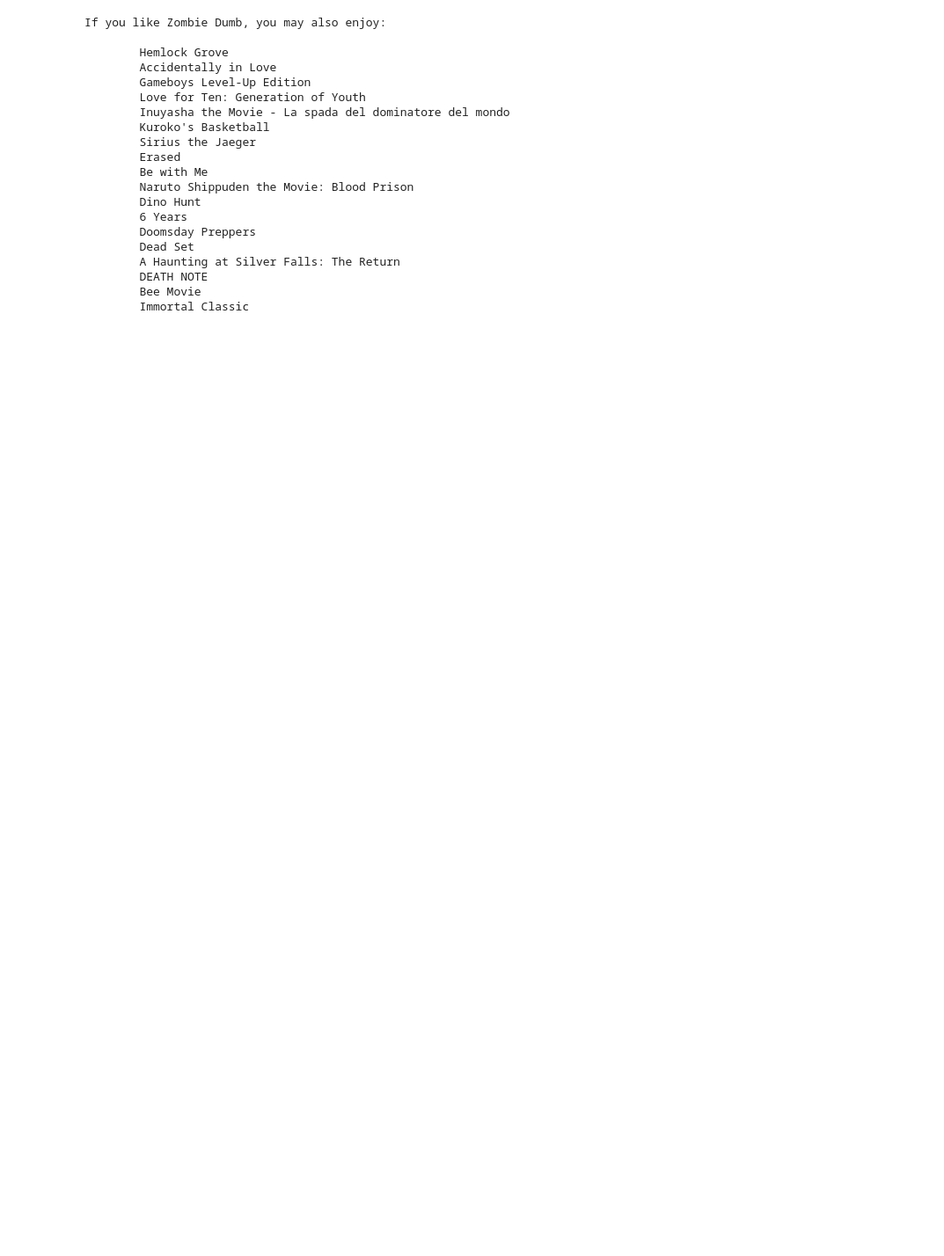
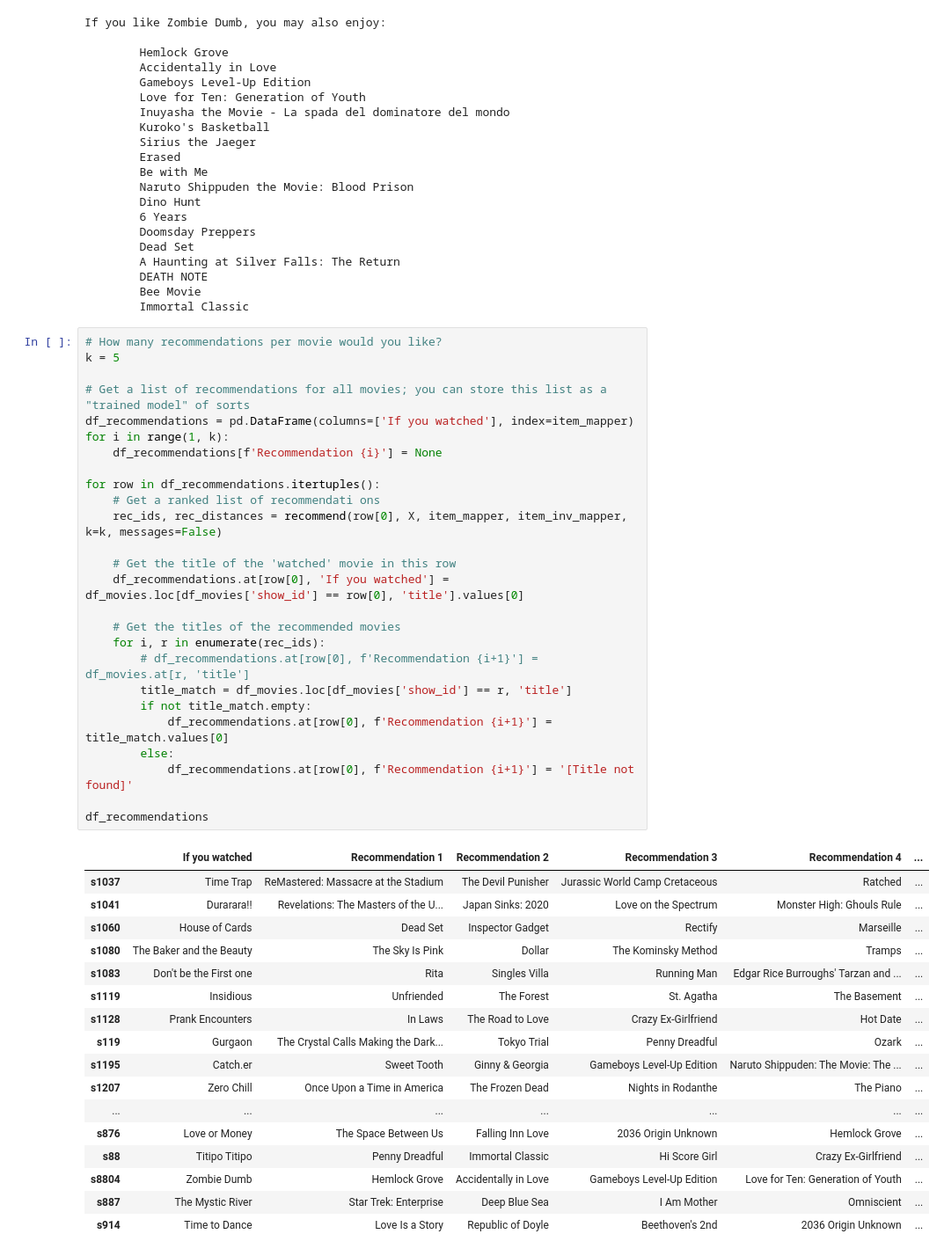
Before and after one commit to sand20man/Winter_Intex_1-10, a Jupyter notebook: ML_Pipeline.ipynb, the cells around one changed output. Shown at 88% size. Cells and saved outputs as stored; diff of their text form; blank space fills up the shorter version.

Commit message:
Pipeline recommendations

```diff
--- a/ML_Pipeline.ipynb
+++ b/ML_Pipeline.ipynb
@@ -659,3 +659,47 @@ If you like Zombie Dumb, you may also enjoy:
         DEATH NOTE
         Bee Movie
         Immortal Classic
+# %%
+# How many recommendations per movie would you like?
+k = 5
+
+# Get a list of recommendations for all movies; you can store this list as a "trained model" of sorts
+df_recommendations = pd.DataFrame(columns=['If you watched'], index=item_mapper)
+for i in range(1, k):
+    df_recommendations[f'Recommendation {i}'] = None
+
+for row in df_recommendations.itertuples():
+    # Get a ranked list of recommendati ons
+    rec_ids, rec_distances = recommend(row[0], X, item_mapper, item_inv_mapper, k=k, messages=False)
+
+    # Get the title of the 'watched' movie in this row
+    df_recommendations.at[row[0], 'If you watched'] = df_movies.loc[df_movies['show_id'] == row[0], 'title'].values[0]
+
+    # Get the titles of the recommended movies
+    for i, r in enumerate(rec_ids):
+        # df_recommendations.at[row[0], f'Recommendation {i+1}'] = df_movies.at[r, 'title']
+        title_match = df_movies.loc[df_movies['show_id'] == r, 'title']
+        if not title_match.empty:
+            df_recommendations.at[row[0], f'Recommendation {i+1}'] = title_match.values[0]
+        else:
+            df_recommendations.at[row[0], f'Recommendation {i+1}'] = '[Title not found]'
+
+df_recommendations
+# %% [output]
+|  | If you watched | Recommendation 1 | Recommendation 2 | Recommendation 3 | Recommendation 4 | ... |
+| s1037 | Time Trap | ReMastered: Massacre at the Stadium | The Devil Punisher | Jurassic World Camp Cretaceous | Ratched | ... |
+| s1041 | Durarara!! | Revelations: The Masters of the U... | Japan Sinks: 2020 | Love on the Spectrum | Monster High: Ghouls Rule | ... |
+| s1060 | House of Cards | Dead Set | Inspector Gadget | Rectify | Marseille | ... |
+| s1080 | The Baker and the Beauty | The Sky Is Pink | Dollar | The Kominsky Method | Tramps | ... |
+| s1083 | Don't be the First one | Rita | Singles Villa | Running Man | Edgar Rice Burroughs' Tarzan and ... | ... |
+| s1119 | Insidious | Unfriended | The Forest | St. Agatha | The Basement | ... |
+| s1128 | Prank Encounters | In Laws | The Road to Love | Crazy Ex-Girlfriend | Hot Date | ... |
+| s119 | Gurgaon | The Crystal Calls Making the Dark... | Tokyo Trial | Penny Dreadful | Ozark | ... |
+| s1195 | Catch.er | Sweet Tooth | Ginny & Georgia | Gameboys Level-Up Edition | Naruto Shippuden: The Movie: The ... | ... |
+| s1207 | Zero Chill | Once Upon a Time in America | The Frozen Dead | Nights in Rodanthe | The Piano | ... |
+| ... | ... | ... | ... | ... | ... | ... |
+| s876 | Love or Money | The Space Between Us | Falling Inn Love | 2036 Origin Unknown | Hemlock Grove | ... |
+| s88 | Titipo Titipo | Penny Dreadful | Immortal Classic | Hi Score Girl | Crazy Ex-Girlfriend | ... |
+| s8804 | Zombie Dumb | Hemlock Grove | Accidentally in Love | Gameboys Level-Up Edition | Love for Ten: Generation of Youth | ... |
+| s887 | The Mystic River | Star Trek: Enterprise | Deep Blue Sea | I Am Mother | Omniscient | ... |
+| s914 | Time to Dance | Love Is a Story | Republic of Doyle | Beethoven's 2nd | 2036 Origin Unknown | ... |
```
Also changed, not shown: 20 other files.
